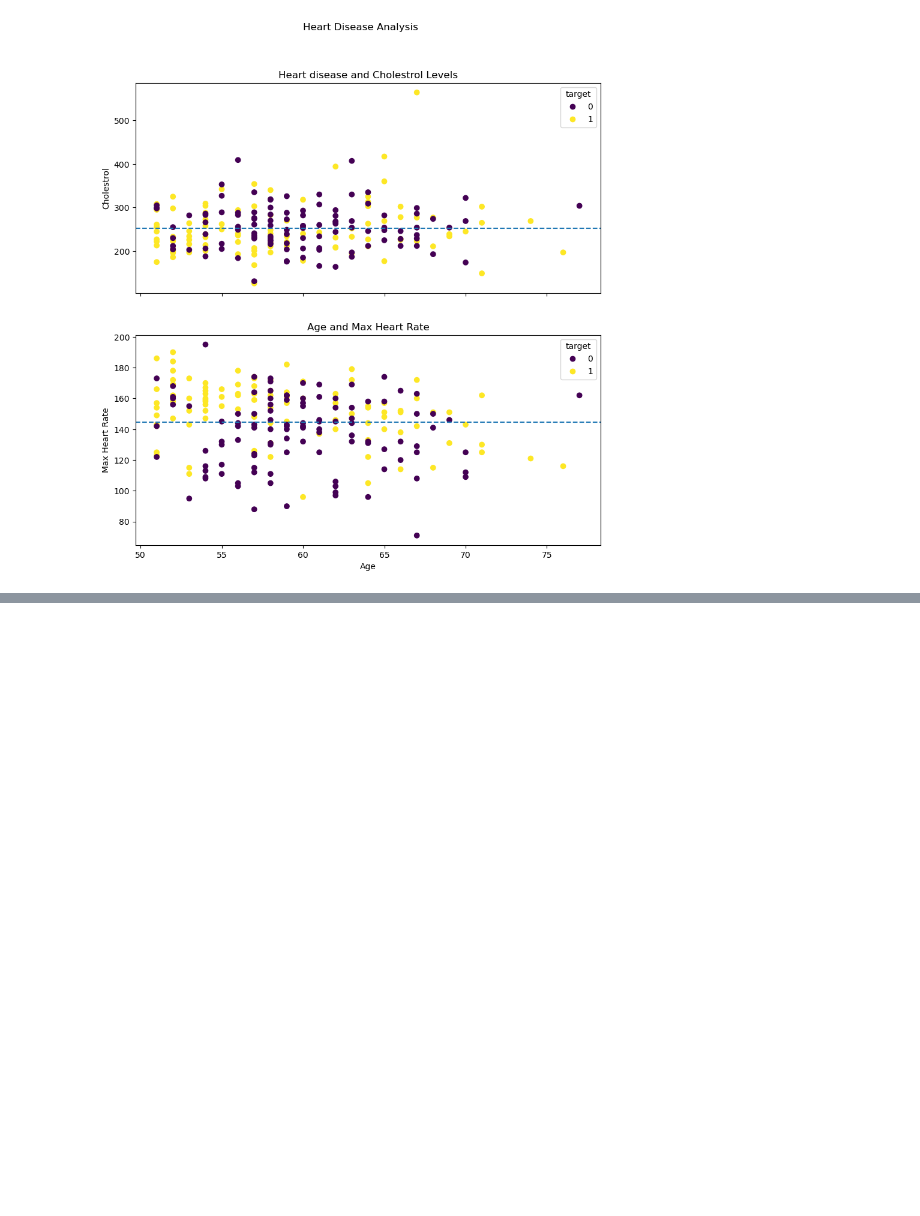
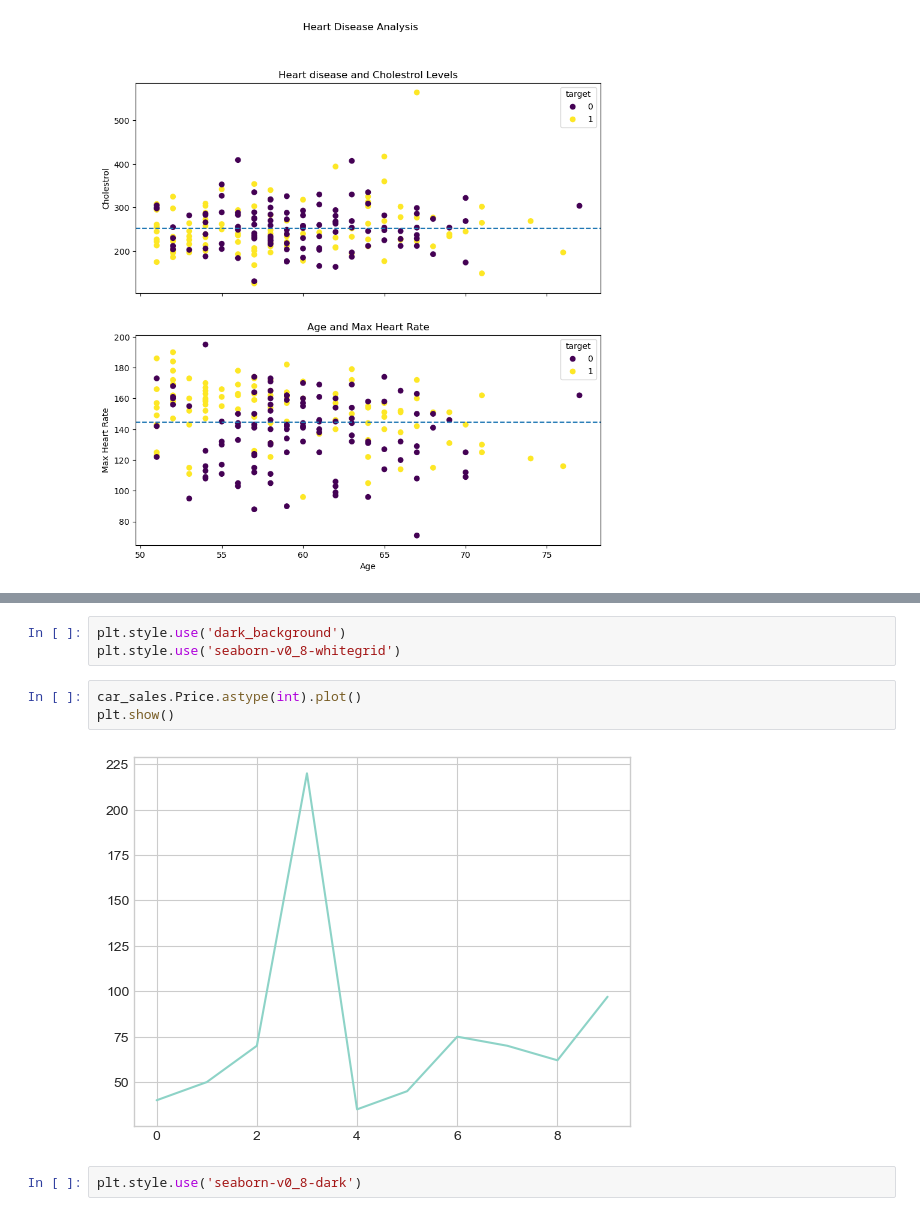
Before and after one commit to Saumyakhushlani/Introduction-to-Pandas-Numpy-Scikitlearn, a Jupyter notebook: Introduction-to-Matplotlib-2.ipynb, the cells around one changed output, grey strips where cells are left out. Saved outputs shown, nothing was run; the diff lists cells and outputs as text; blank space fills up the shorter version.

```diff
--- a/Introduction-to-Matplotlib-2.ipynb
+++ b/Introduction-to-Matplotlib-2.ipynb
@@ -154,0 +196,10 @@ plt.show()
+# %%
+plt.style.use('dark_background')
+plt.style.use('seaborn-v0_8-whitegrid')
+# %%
+car_sales.Price.astype(int).plot()
+plt.show()
+# %% [output]
+[figure, added]
+# %%
+plt.style.use('seaborn-v0_8-dark')
```
Also changed, not shown: parts of 17 cells of this notebook, 1 other file.
